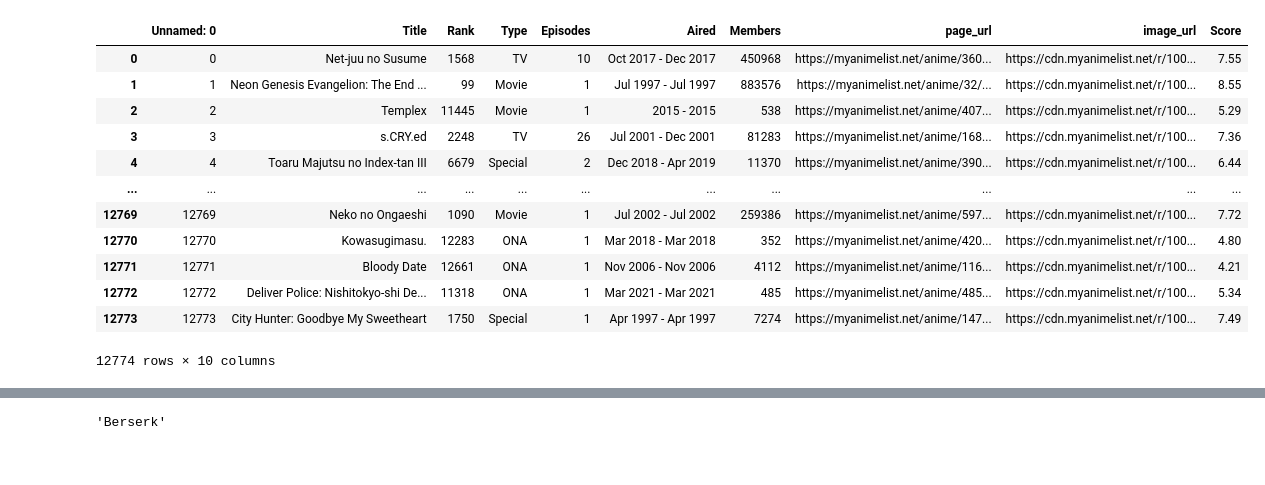
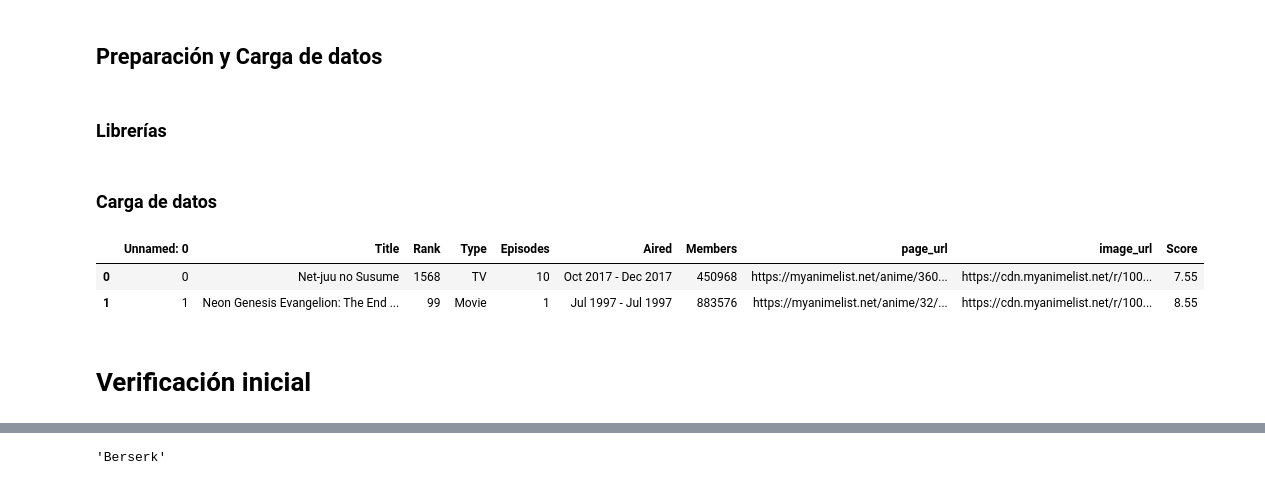
Before and after one commit to DenisiaPelu/DS102024, a Jupyter notebook: EDA_Manga/Mangas.ipynb, the cells around one changed output, grey strips where cells are left out. Drawn from its saved outputs; the diff is of its cells as text; code cells hidden in the pictures.

```diff
--- a/EDA_Manga/Mangas.ipynb
+++ b/EDA_Manga/Mangas.ipynb
@@ -1,3 +22,7 @@
+# %% [markdown]
+## Preparación y Carga de datos
+# %% [markdown]
+### Librerías
 # %%
 import numpy as np
 import pandas as pd
@@ -4,17 +31,11 @@ import pandas as pd
+# %% [markdown]
+### Carga de datos
 # %%
 anime=pd.read_csv("MAL-anime.csv")
-anime
+anime.head(2)
 # %% [output]
 |  | Unnamed: 0 | Title | Rank | Type | Episodes | Aired | Members | page_url | image_url | Score |
 | 0 | 0 | Net-juu no Susume | 1568 | TV | 10 | Oct 2017 - Dec 2017 | 450968 | https://myanimelist.net/anime/360... | https://cdn.myanimelist.net/r/100... | 7.55 |
 | 1 | 1 | Neon Genesis Evangelion: The End ... | 99 | Movie | 1 | Jul 1997 - Jul 1997 | 883576 | https://myanimelist.net/anime/32/... | https://cdn.myanimelist.net/r/100... | 8.55 |
-| 2 | 2 | Templex | 11445 | Movie | 1 | 2015 - 2015 | 538 | https://myanimelist.net/anime/407... | https://cdn.myanimelist.net/r/100... | 5.29 |
-| 3 | 3 | s.CRY.ed | 2248 | TV | 26 | Jul 2001 - Dec 2001 | 81283 | https://myanimelist.net/anime/168... | https://cdn.myanimelist.net/r/100... | 7.36 |
-| 4 | 4 | Toaru Majutsu no Index-tan III | 6679 | Special | 2 | Dec 2018 - Apr 2019 | 11370 | https://myanimelist.net/anime/390... | https://cdn.myanimelist.net/r/100... | 6.44 |
-| ... | ... | ... | ... | ... | ... | ... | ... | ... | ... | ... |
-| 12769 | 12769 | Neko no Ongaeshi | 1090 | Movie | 1 | Jul 2002 - Jul 2002 | 259386 | https://myanimelist.net/anime/597... | https://cdn.myanimelist.net/r/100... | 7.72 |
-| 12770 | 12770 | Kowasugimasu. | 12283 | ONA | 1 | Mar 2018 - Mar 2018 | 352 | https://myanimelist.net/anime/420... | https://cdn.myanimelist.net/r/100... | 4.80 |
-| 12771 | 12771 | Bloody Date | 12661 | ONA | 1 | Nov 2006 - Nov 2006 | 4112 | https://myanimelist.net/anime/116... | https://cdn.myanimelist.net/r/100... | 4.21 |
-| 12772 | 12772 | Deliver Police: Nishitokyo-shi De... | 11318 | ONA | 1 | Mar 2021 - Mar 2021 | 485 | https://myanimelist.net/anime/485... | https://cdn.myanimelist.net/r/100... | 5.34 |
-| 12773 | 12773 | City Hunter: Goodbye My Sweetheart | 1750 | Special | 1 | Apr 1997 - Apr 1997 | 7274 | https://myanimelist.net/anime/147... | https://cdn.myanimelist.net/r/100... | 7.49 |
-12774 rows × 10 columns
+# %% [markdown]
+# Verificación inicial
```
Also changed, not shown: parts of 9 cells of this notebook, 6 other files.
